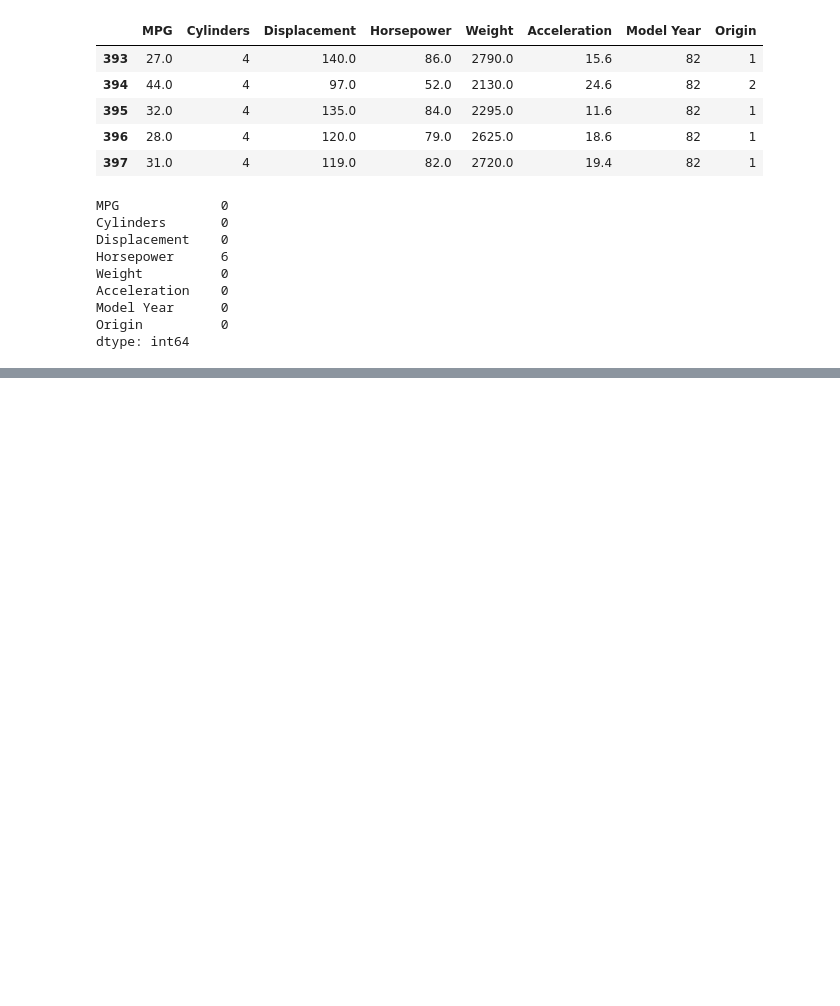
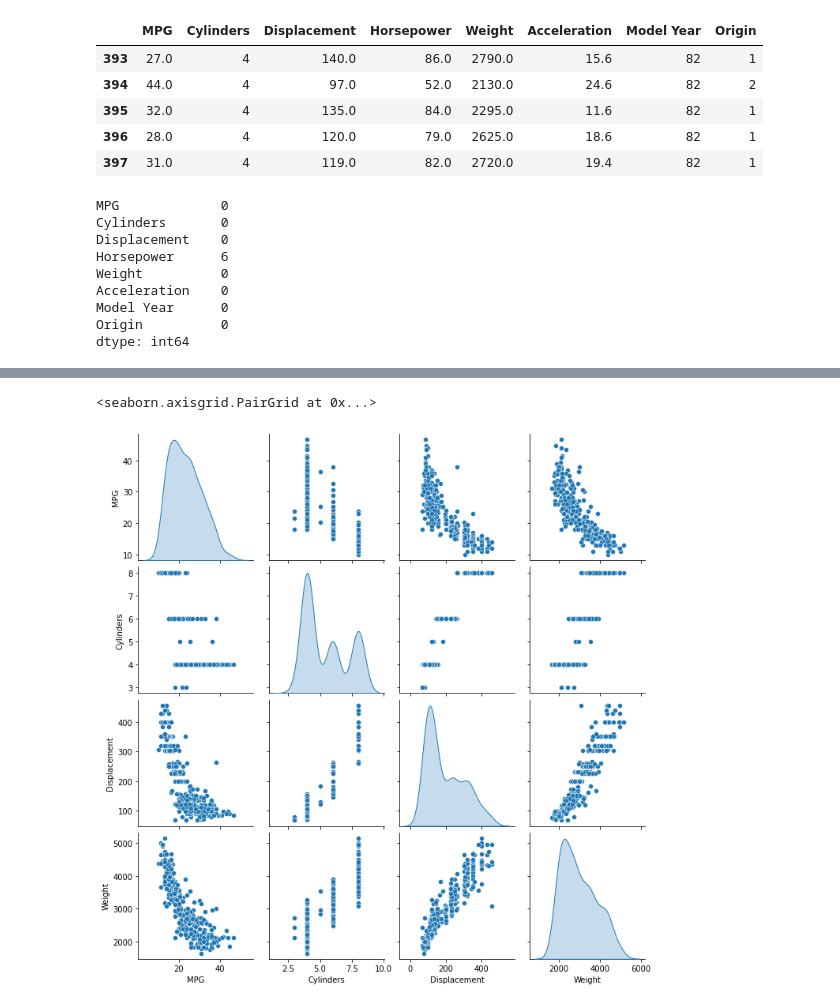
Before and after one commit to ftk1000/py_lessons, a Jupyter notebook: regr_fuel_efficiency.ipynb, the cells around one changed output, grey strips where cells are left out. Saved outputs shown, nothing was run; the diff lists cells and outputs as text; code cells hidden in the pictures; blank space fills up the shorter version.

```diff
--- a/regr_fuel_efficiency.ipynb
+++ b/regr_fuel_efficiency.ipynb
@@ -67,0 +65,10 @@ dataset = dataset.dropna()
+# %%
+# remove the corresponding rows
+dataset = dataset.dropna()
+
+# The "Origin" column is categorical, not numeric. So the next step
+# is to one-hot encode the values in the column with pd.get_dummies.
+dataset['Origin'] = dataset['Origin'].map({1: 'USA', 2: 'Europe', 3: 'Japan'})
+
+dataset = pd.get_dummies(dataset, columns=['Origin'], prefix='', prefix_sep='')
+dataset.tail()
@@ -67,0 +82,11 @@ dataset = dataset.dropna()
+# %%
+# Split the data into training and test sets
+train_dataset = dataset.sample(frac=0.8, random_state=0)
+test_dataset = dataset.drop(train_dataset.index)
+# %%
+# Inspect the (train) data:
+# Review the joint distribution of a few pairs of columns from the training set.
+sns.pairplot(train_dataset[['MPG', 'Cylinders', 'Displacement', 'Weight']], diag_kind='kde')
+# %% [output]
+<seaborn.axisgrid.PairGrid at 0x...>
+[figure, added]
```
Also changed, not shown: parts of 6 cells of this notebook.
